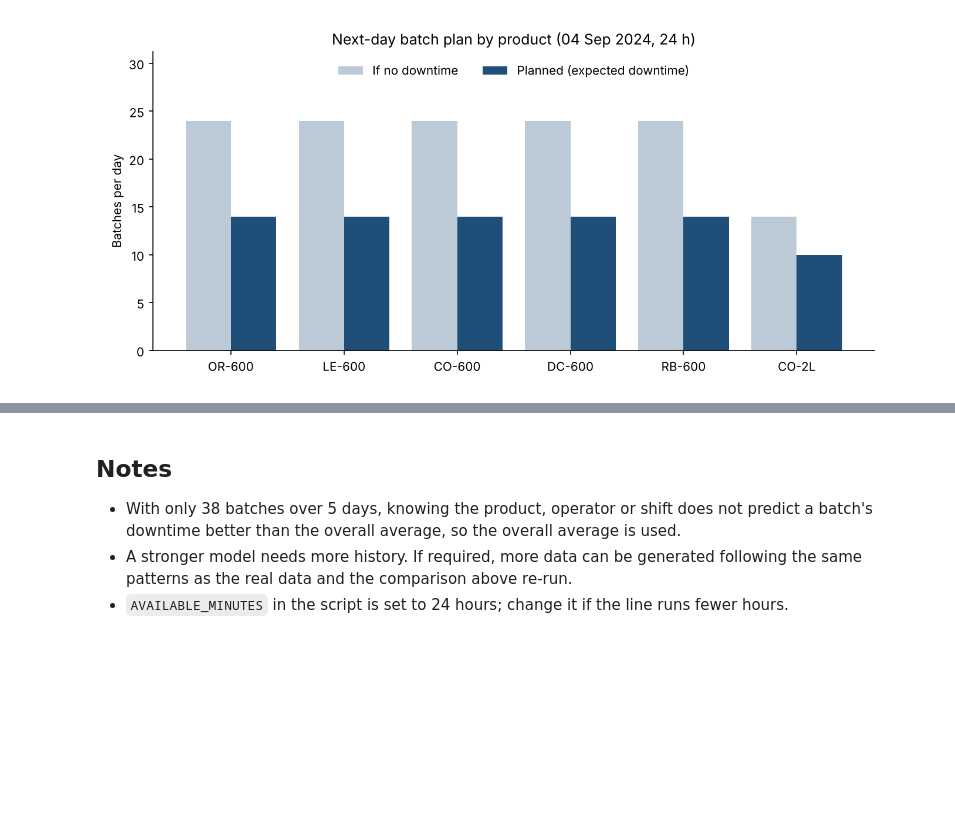
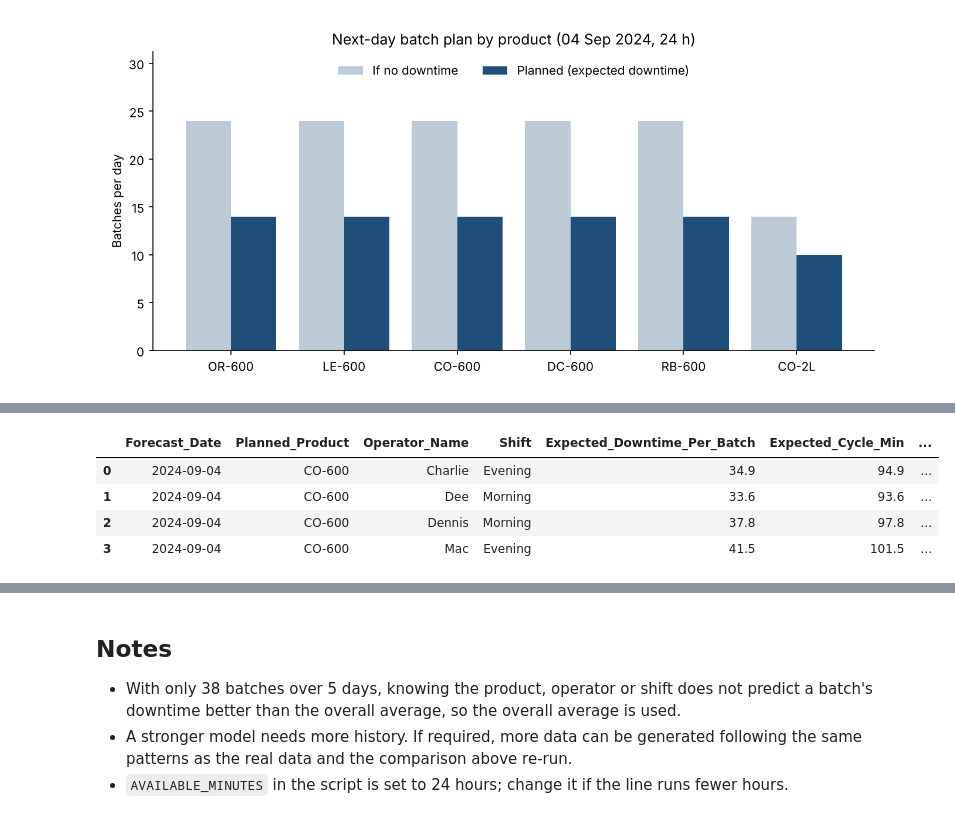
Before and after one commit to mohamed-nasser11/Manufacturing-Downtime, a Jupyter notebook: project/notebooks/02_forecast.ipynb, the cells around one changed output, grey strips where cells are left out. Saved outputs shown, nothing was run; the diff lists cells and outputs as text; code cells hidden in the pictures; blank space fills up the shorter version.

```diff
--- a/project/notebooks/02_forecast.ipynb
+++ b/project/notebooks/02_forecast.ipynb
@@ -56,0 +84,8 @@ Image("../reports/figures/06_forecast_batches.png")
+# %%
+pd.read_csv("../data/forecast/next_day_batches_by_operator.csv")
+# %% [output]
+|  | Forecast_Date | Planned_Product | Operator_Name | Shift | Expected_Downtime_Per_Batch | Expected_Cycle_Min | ... |
+| 0 | 2024-09-04 | CO-600 | Charlie | Evening | 34.9 | 94.9 | ... |
+| 1 | 2024-09-04 | CO-600 | Dee | Morning | 33.6 | 93.6 | ... |
+| 2 | 2024-09-04 | CO-600 | Dennis | Morning | 37.8 | 97.8 | ... |
+| 3 | 2024-09-04 | CO-600 | Mac | Evening | 41.5 | 101.5 | ... |
```
Also changed, not shown: parts of 8 cells of this notebook, 6 other files.
